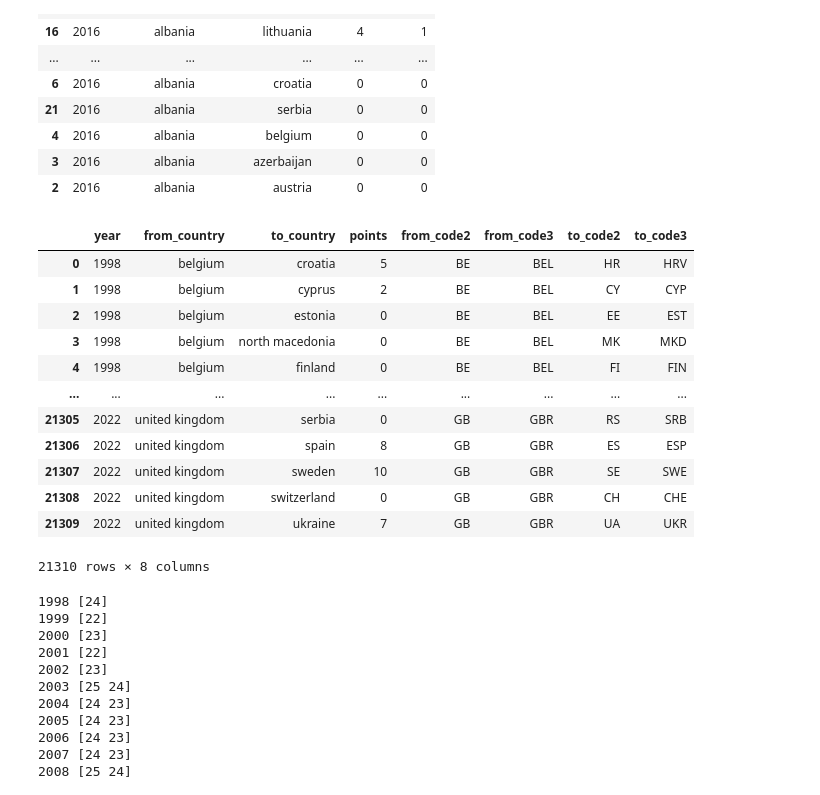
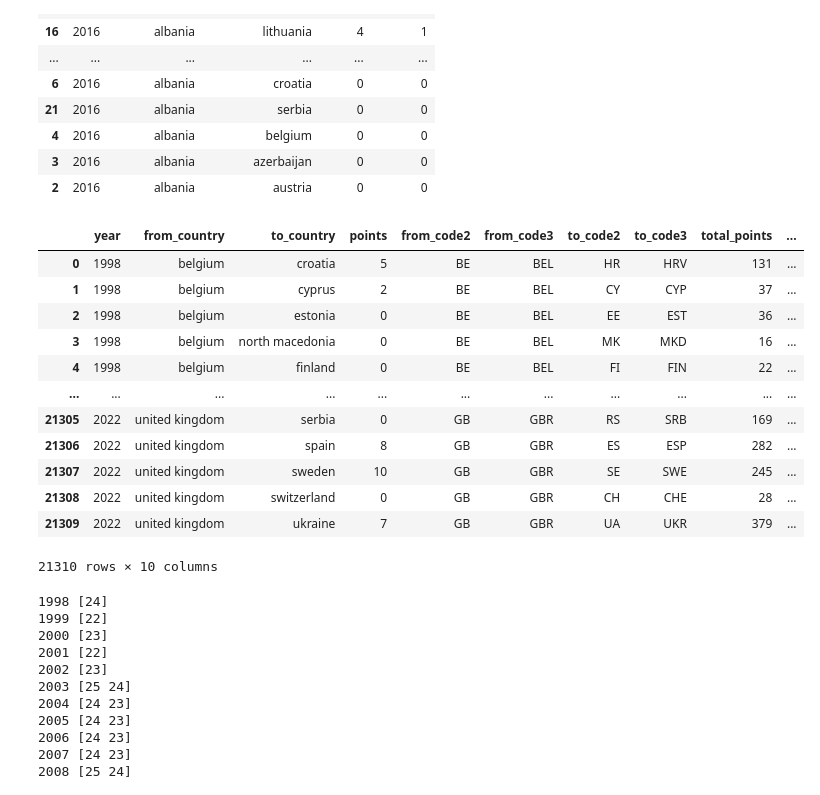
Before and after one commit to KatrionaGoldmann/Eurovision_TDS, a Jupyter notebook: eurovision/notebooks/data.ipynb, the cells around one changed output. Saved outputs shown, nothing was run; the diff lists cells and outputs as text; code cells hidden in the pictures.

```diff
--- a/eurovision/notebooks/data.ipynb
+++ b/eurovision/notebooks/data.ipynb
@@ -275,39 +275,50 @@ joined[(joined['year'] == 2016) & (joined['from_country'] == 'albania')].sort_va
 # %%
 # Add in country codes, and that's our final voting data.
 
 votes = pd.concat([votes_to_keep, processed_votes]).reset_index(drop=True)
 votes
 
 def get_country_codes(name):
     if name == 'yugoslavia':
         # That's how it's encoded in pycountry.
         # https://github.com/flyingcircusio/pycountry/blob/main/src/pycountry/databases/iso3166-3.json
         cty = pycountry.historic_countries.get(name='yugoslavia, socialist federal republic of')
     else:
         cty = pycountry.countries.get(name=name)
     if cty is None:
         raise KeyError("Country name " + name + " not found in pycountry. This really shouldn't happen.")
 
     return cty.alpha_2, cty.alpha_3
 
 for ft in ['from', 'to']:
     votes[f'{ft}_code2'], votes[f'{ft}_code3'] = zip(*votes[f'{ft}_country'].map(get_country_codes))
 
+# Add column for each country and year get the total number of points received
+votes['total_points'] = votes.groupby(by=['year', 'to_country'])['points'].transform('sum')
+
+# For each year rank the countries by total points received, where draws get same value
+temp = votes[['year', 'to_country', 'total_points']].drop_duplicates()
+temp['rank'] = temp.groupby(by=['year'])['total_points'].rank(method='first', ascending=False)
+
+# merge votes with ranks
+votes = votes.merge(temp, on=['year', 'to_country', 'total_points'], how='left')
+
+
 votes
 # %% [output]
-|  | year | from_country | to_country | points | from_code2 | from_code3 | to_code2 | to_code3 |
-| 0 | 1998 | belgium | croatia | 5 | BE | BEL | HR | HRV |
-| 1 | 1998 | belgium | cyprus | 2 | BE | BEL | CY | CYP |
-| 2 | 1998 | belgium | estonia | 0 | BE | BEL | EE | EST |
-| 3 | 1998 | belgium | north macedonia | 0 | BE | BEL | MK | MKD |
-| 4 | 1998 | belgium | finland | 0 | BE | BEL | FI | FIN |
-| ... | ... | ... | ... | ... | ... | ... | ... | ... |
-| 21305 | 2022 | united kingdom | serbia | 0 | GB | GBR | RS | SRB |
-| 21306 | 2022 | united kingdom | spain | 8 | GB | GBR | ES | ESP |
-| 21307 | 2022 | united kingdom | sweden | 10 | GB | GBR | SE | SWE |
-| 21308 | 2022 | united kingdom | switzerland | 0 | GB | GBR | CH | CHE |
-| 21309 | 2022 | united kingdom | ukraine | 7 | GB | GBR | UA | UKR |
+|  | year | from_country | to_country | points | from_code2 | from_code3 | to_code2 | to_code3 | total_points | ... |
+| 0 | 1998 | belgium | croatia | 5 | BE | BEL | HR | HRV | 131 | ... |
+| 1 | 1998 | belgium | cyprus | 2 | BE | BEL | CY | CYP | 37 | ... |
+| 2 | 1998 | belgium | estonia | 0 | BE | BEL | EE | EST | 36 | ... |
+| 3 | 1998 | belgium | north macedonia | 0 | BE | BEL | MK | MKD | 16 | ... |
+| 4 | 1998 | belgium | finland | 0 | BE | BEL | FI | FIN | 22 | ... |
+| ... | ... | ... | ... | ... | ... | ... | ... | ... | ... | ... |
+| 21305 | 2022 | united kingdom | serbia | 0 | GB | GBR | RS | SRB | 169 | ... |
+| 21306 | 2022 | united kingdom | spain | 8 | GB | GBR | ES | ESP | 282 | ... |
+| 21307 | 2022 | united kingdom | sweden | 10 | GB | GBR | SE | SWE | 245 | ... |
+| 21308 | 2022 | united kingdom | switzerland | 0 | GB | GBR | CH | CHE | 28 | ... |
+| 21309 | 2022 | united kingdom | ukraine | 7 | GB | GBR | UA | UKR | 379 | ... |
-21310 rows × 8 columns
+21310 rows × 10 columns
 # %%
 # sanity check the numbers
 temp = votes[['from_country', 'year']].value_counts()
```
Also changed, not shown: parts of 14 cells of this notebook, 2 other files.
